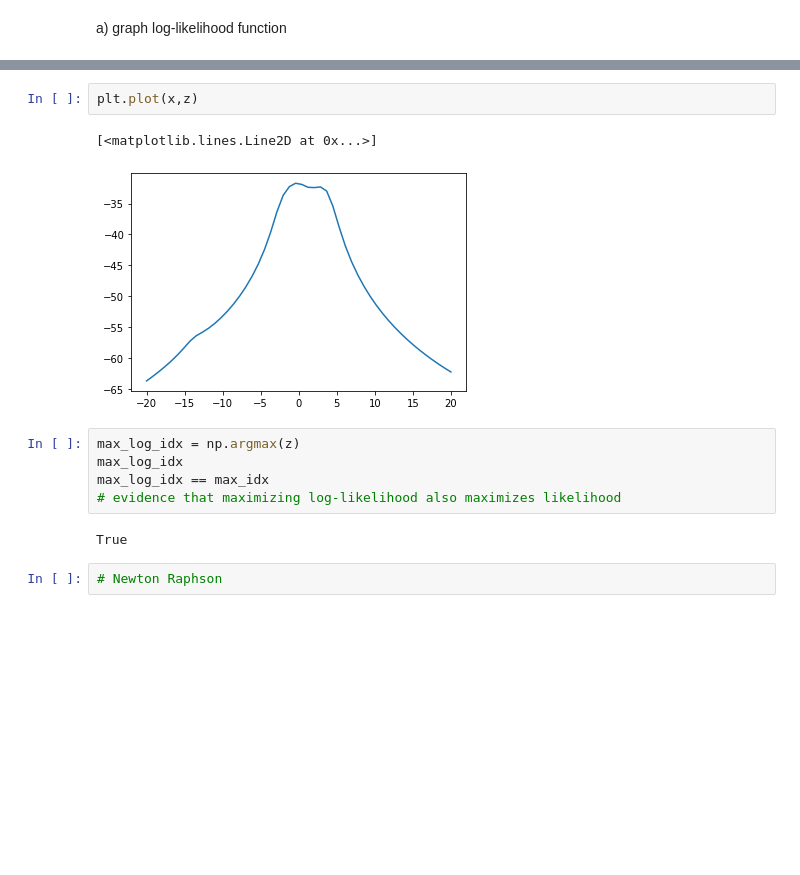
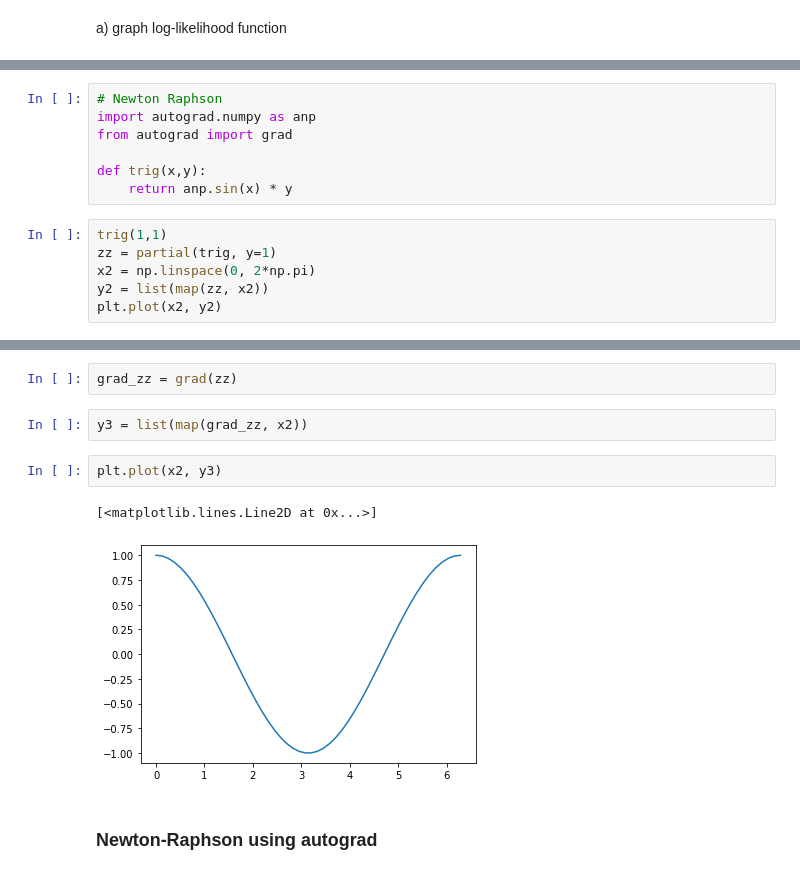
Before and after one commit to JordanSimba/computational-stats, a Jupyter notebook: chapter2/CompStatsChptr2.ipynb, the cells around one changed output, grey strips where cells are left out. Cells and saved outputs as stored; diff of their text form; blank space fills up the shorter version.

```diff
--- a/chapter2/CompStatsChptr2.ipynb
+++ b/chapter2/CompStatsChptr2.ipynb
@@ -64,0 +72,13 @@ z = list(map(log_likelihood, x))
+# %%
+# Newton Raphson
+import autograd.numpy as anp
+from autograd import grad
+
+def trig(x,y):
+    return anp.sin(x) * y
+# %%
+trig(1,1)
+zz = partial(trig, y=1)
+x2 = np.linspace(0, 2*np.pi)
+y2 = list(map(zz, x2))
+plt.plot(x2, y2)
@@ -65,14 +88,11 @@ z = list(map(log_likelihood, x))
+# %%
+grad_zz = grad(zz)
+# %%
+y3 = list(map(grad_zz, x2))
 # %%
-plt.plot(x,z)
+plt.plot(x2, y3)
 # %% [output]
 [<matplotlib.lines.Line2D at 0x...>]
-[figure, old version]
+[figure, new version]
-# %%
-max_log_idx = np.argmax(z)
-max_log_idx
-max_log_idx == max_idx
-# evidence that maximizing log-likelihood also maximizes likelihood
-# %% [output]
-True
-# %%
-# Newton Raphson
+# %% [markdown]
+### Newton-Raphson using autograd
```
Also changed, not shown: parts of 20 cells of this notebook, 1 other file.
